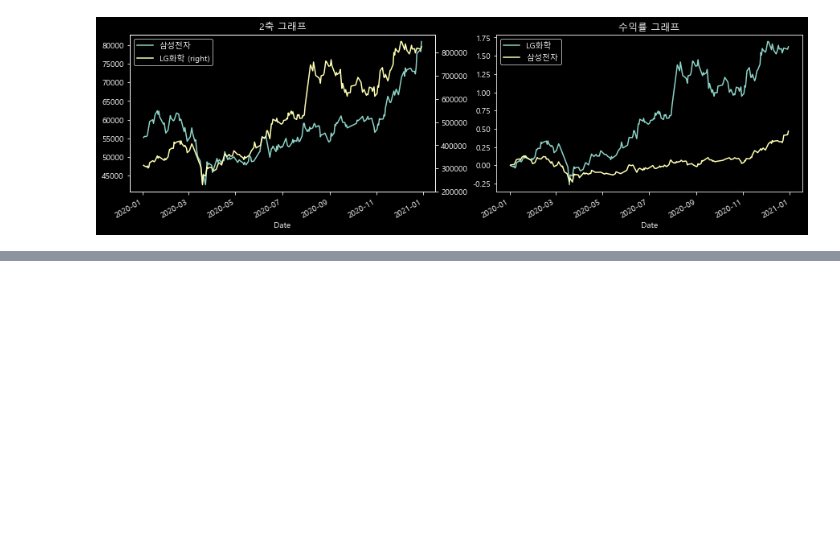
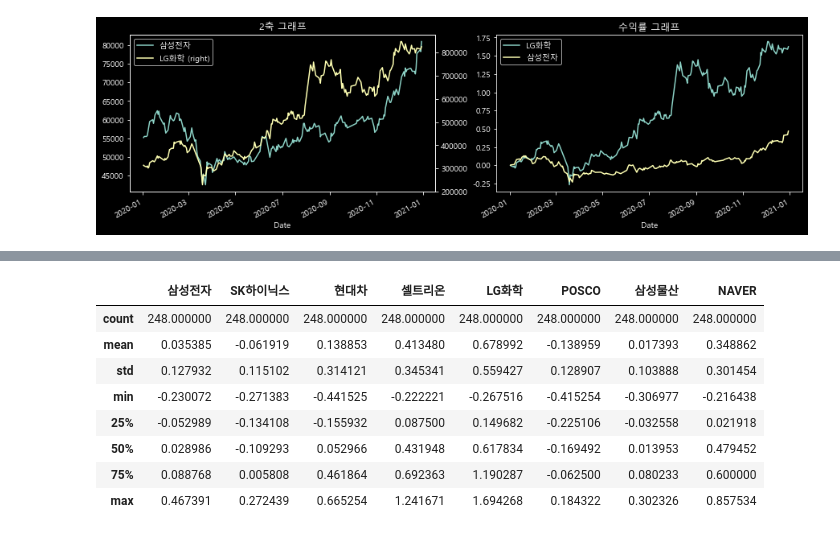
Before and after one commit to SanghunYun95/Finding_signal_and_noise, a Jupyter notebook: Multi Stocks.ipynb, the cells around one changed output, grey strips where cells are left out. Cells and saved outputs as stored; diff of their text form; code cells hidden in the pictures; blank space fills up the shorter version.

```diff
--- a/Multi Stocks.ipynb
+++ b/Multi Stocks.ipynb
@@ -184,0 +208,12 @@ df_plot.plot(ax=axis[1], title='수익률 그래프')
+# %%
+df_norm.describe()
+# %% [output]
+|  | 삼성전자 | SK하이닉스 | 현대차 | 셀트리온 | LG화학 | POSCO | 삼성물산 | NAVER |
+| count | 248.000000 | 248.000000 | 248.000000 | 248.000000 | 248.000000 | 248.000000 | 248.000000 | 248.000000 |
+| mean | 0.035385 | -0.061919 | 0.138853 | 0.413480 | 0.678992 | -0.138959 | 0.017393 | 0.348862 |
+| std | 0.127932 | 0.115102 | 0.314121 | 0.345341 | 0.559427 | 0.128907 | 0.103888 | 0.301454 |
+| min | -0.230072 | -0.271383 | -0.441525 | -0.222221 | -0.267516 | -0.415254 | -0.306977 | -0.216438 |
+| 25% | -0.052989 | -0.134108 | -0.155932 | 0.087500 | 0.149682 | -0.225106 | -0.032558 | 0.021918 |
+| 50% | 0.028986 | -0.109293 | 0.052966 | 0.431948 | 0.617834 | -0.169492 | 0.013953 | 0.479452 |
+| 75% | 0.088768 | 0.005808 | 0.461864 | 0.692363 | 1.190287 | -0.062500 | 0.080233 | 0.600000 |
+| max | 0.467391 | 0.272439 | 0.665254 | 1.241671 | 1.694268 | 0.184322 | 0.302326 | 0.857534 |
```
Also changed, not shown: parts of 4 cells of this notebook.
